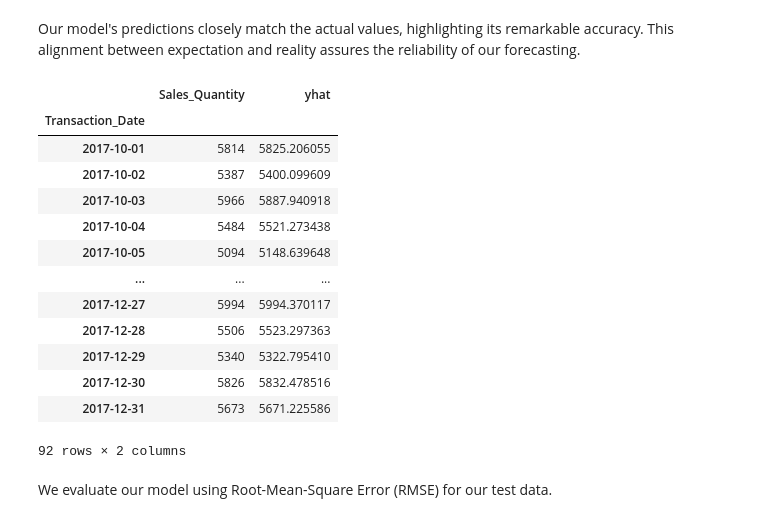
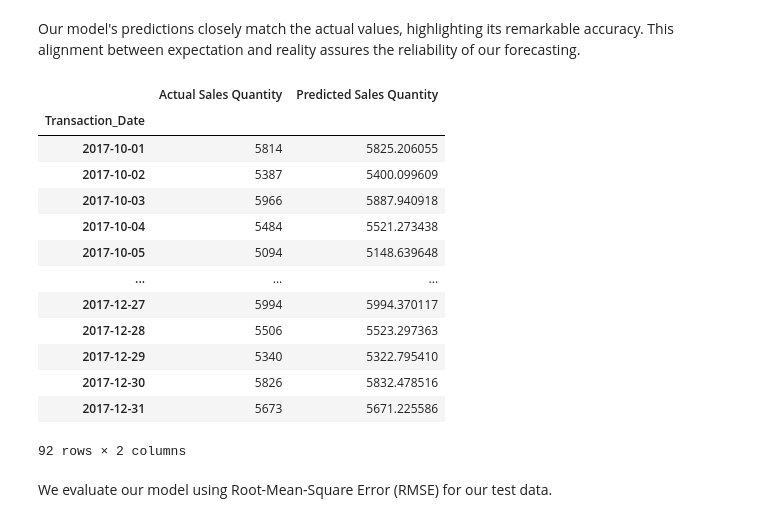
Before and after one commit to sree-soundarya/Sales-forecasting, a Jupyter notebook: forecasting.ipynb, the cells around one changed output. Drawn from its saved outputs; the diff is of its cells as text; code cells hidden in the pictures.

```diff
--- a/forecasting.ipynb
+++ b/forecasting.ipynb
@@ -71,7 +71,7 @@ def forecast_data_prep(start_date,end_date):
 ### Snowflake Session
 # %%
 # Create Snowflake Session object
-connection_parameters = json.load(open('connection.json'))
+connection_parameters = json.load(open('connection_MA.json'))
 conn = Session.builder.configs(connection_parameters).create()
 conn.sql_simplifier_enabled = True
 snowflake_environment = conn.sql('select current_user(), current_role(), current_database(), current_schema(), current_version(), current_warehouse()').collect()
@@ -86,5 +86,7 @@ print('Snowflake version           : {}'.format(snowflake_environment[0][4]))
 print('Snowpark for Python version : {}.{}.{}'.format(snowpark_version[0],snowpark_version[1],snowpark_version[2]))
 # %% [markdown]
 #### Add packages from snowflake - for SPROC and UDF creation
+# %%
+conn.add_packages('snowflake-snowpark-python', 'scikit-learn', 'pandas', 'numpy', 'joblib', 'cachetools','xgboost')
 # %%
 conn.add_packages('snowflake-snowpark-python', 'scikit-learn', 'pandas', 'numpy', 'joblib', 'cachetools','xgboost')
@@ -387,23 +405,25 @@ plt.show()
 [figure]
 # %% [markdown]
 Our model's predictions closely match the actual values, highlighting its remarkable accuracy. This alignment between expectation and reality assures the reliability of our forecasting.
-# %%
-test_data[['Sales_Quantity','yhat']]
-# %% [output]
-|  | Sales_Quantity | yhat |
-| Transaction_Date |  |  |
-| 2017-10-01 | 5814 | 5825.206055 |
-| 2017-10-02 | 5387 | 5400.099609 |
-| 2017-10-03 | 5966 | 5887.940918 |
-| 2017-10-04 | 5484 | 5521.273438 |
-| 2017-10-05 | 5094 | 5148.639648 |
-| ... | ... | ... |
-| 2017-12-27 | 5994 | 5994.370117 |
-| 2017-12-28 | 5506 | 5523.297363 |
-| 2017-12-29 | 5340 | 5322.795410 |
-| 2017-12-30 | 5826 | 5832.478516 |
-| 2017-12-31 | 5673 | 5671.225586 |
-92 rows × 2 columns
+# %%
+act_pred_df = test_data[['Sales_Quantity','yhat']]
+act_pred_df.columns = ['Actual Sales Quantity','Predicted Sales Quantity']
+act_pred_df
+# %% [output]
+|  | Actual Sales Quantity | Predicted Sales Quantity |
+| Transaction_Date |  |  |
+| 2017-10-01 | 5814 | 5825.206055 |
+| 2017-10-02 | 5387 | 5400.099609 |
+| 2017-10-03 | 5966 | 5887.940918 |
+| 2017-10-04 | 5484 | 5521.273438 |
+| 2017-10-05 | 5094 | 5148.639648 |
+| ... | ... | ... |
+| 2017-12-27 | 5994 | 5994.370117 |
+| 2017-12-28 | 5506 | 5523.297363 |
+| 2017-12-29 | 5340 | 5322.795410 |
+| 2017-12-30 | 5826 | 5832.478516 |
+| 2017-12-31 | 5673 | 5671.225586 |
+92 rows × 2 columns
 # %% [markdown]
 We evaluate our model using Root-Mean-Square Error (RMSE) for our test data.
 # %%
```
Also changed, not shown: parts of 4 cells of this notebook.
